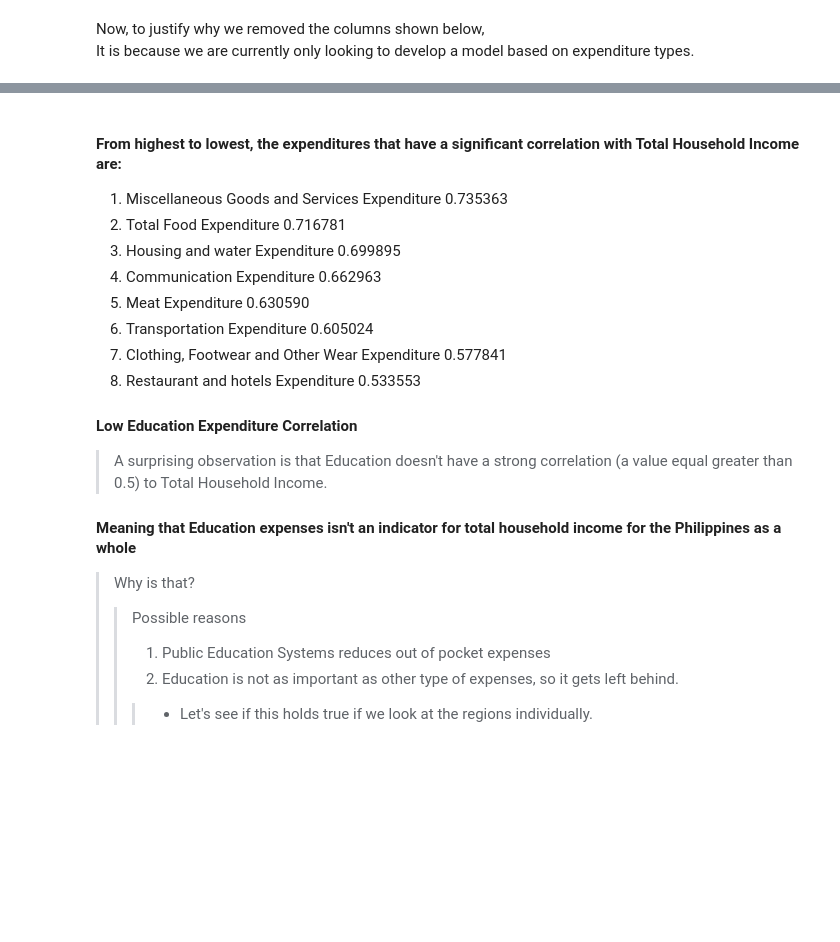
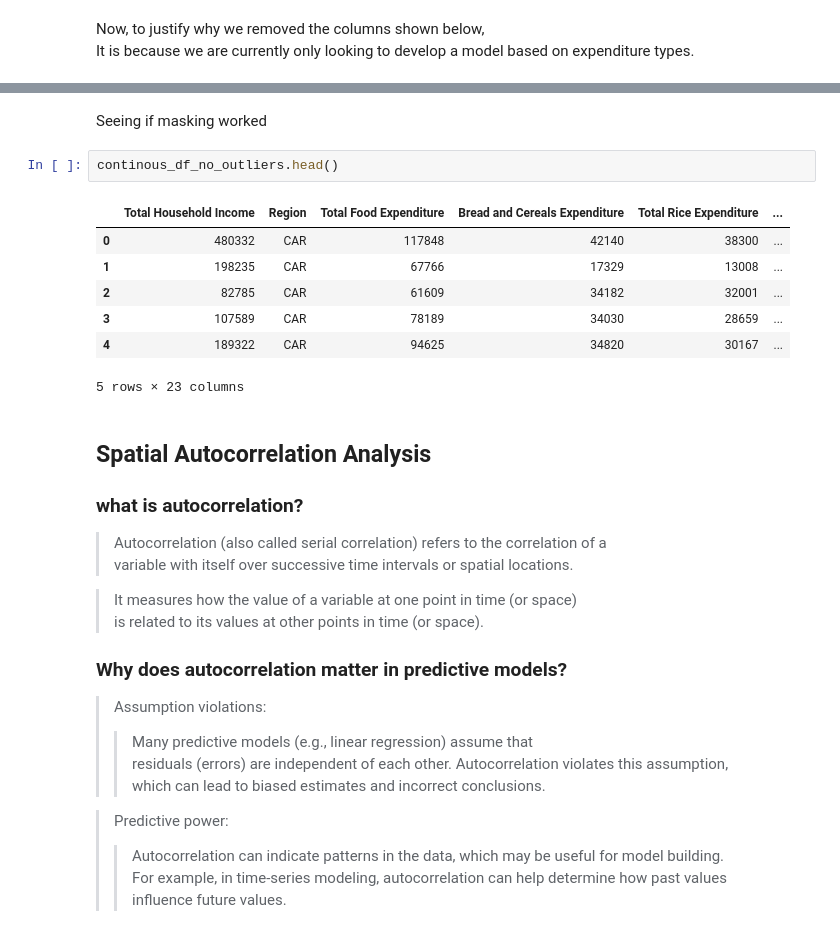
Before and after one commit to Meowxeth/PT-CaseStudy, a Jupyter notebook: main.ipynb, the cells around one changed output, grey strips where cells are left out. Cells and saved outputs as stored; diff of their text form; blank space fills up the shorter version.

```diff
--- a/main.ipynb
+++ b/main.ipynb
@@ -226,19 +212,30 @@ Name: Total Household Income, dtype: float64
-# %% [markdown]
-#### From highest to lowest, the expenditures that have a significant correlation with Total Household Income are:
-1. Miscellaneous Goods and Services Expenditure     0.735363
-2. Total Food Expenditure                           0.716781
-3. Housing and water Expenditure                    0.699895
-4. Communication Expenditure                        0.662963
-5. Meat Expenditure                                 0.630590
-6. Transportation Expenditure                       0.605024
-7. Clothing, Footwear and Other Wear Expenditure    0.577841
-8. Restaurant and hotels Expenditure                0.533553
-
-#### Low Education Expenditure Correlation
->  A surprising observation is that Education doesn't have a strong correlation (a value equal greater than 0.5) to Total Household Income.
-#### Meaning that Education expenses isn't an indicator for total household income for the Philippines as a whole
-> Why is that?
->> Possible reasons
->> 1. Public Education Systems reduces out of pocket expenses
->> 2. Education is not as important as other type of expenses, so it gets left behind.
->>> - Let's see if this holds true if we look at the regions individually.
+# %% [markdown]
+Seeing if masking worked
+# %%
+continous_df_no_outliers.head()
+# %% [output]
+|  | Total Household Income | Region | Total Food Expenditure | Bread and Cereals Expenditure | Total Rice Expenditure | ... |
+| 0 | 480332 | CAR | 117848 | 42140 | 38300 | ... |
+| 1 | 198235 | CAR | 67766 | 17329 | 13008 | ... |
+| 2 | 82785 | CAR | 61609 | 34182 | 32001 | ... |
+| 3 | 107589 | CAR | 78189 | 34030 | 28659 | ... |
+| 4 | 189322 | CAR | 94625 | 34820 | 30167 | ... |
+5 rows × 23 columns
+# %% [markdown]
+## Spatial Autocorrelation Analysis
+### what is autocorrelation?
+> Autocorrelation (also called serial correlation) refers to the correlation of a
+> variable with itself over successive time intervals or spatial locations.
+
+> It measures how the value of a variable at one point in time (or space)
+> is related to its values at other points in time (or space).
+
+### Why does autocorrelation matter in predictive models?
+> Assumption violations:
+>> Many predictive models (e.g., linear regression) assume that
+>> residuals (errors) are independent of each other. Autocorrelation violates this assumption,
+>> which can lead to biased estimates and incorrect conclusions.
+
+> Predictive power:
+>> Autocorrelation can indicate patterns in the data, which may be useful for model building.
+>> For example, in time-series modeling, autocorrelation can help determine how past values influence future values.
```
Also changed, not shown: parts of 3 cells of this notebook.
